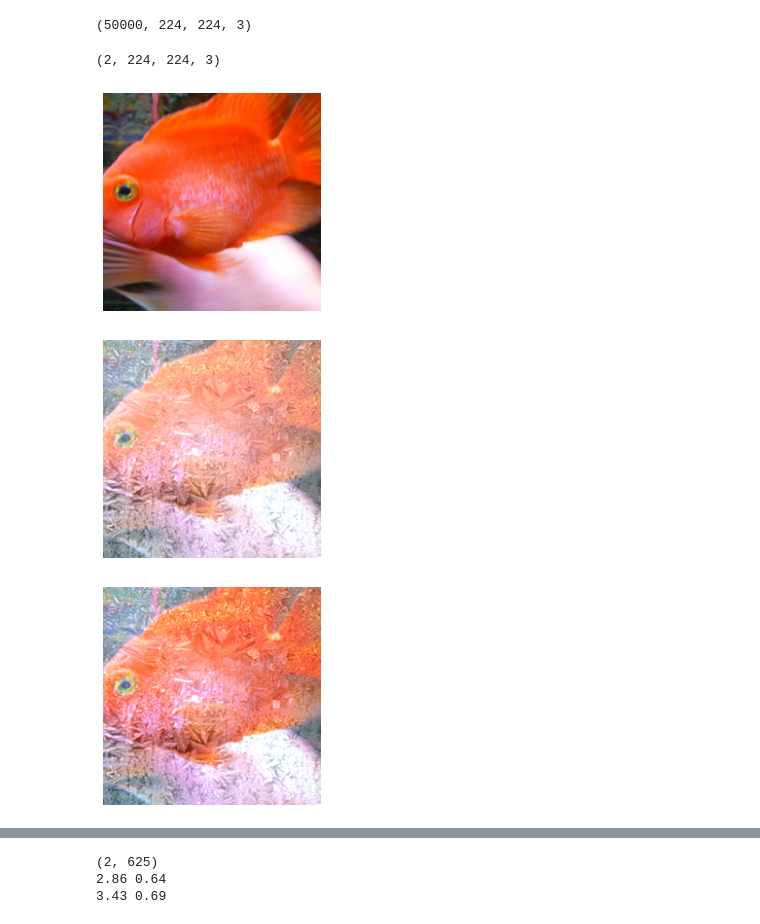
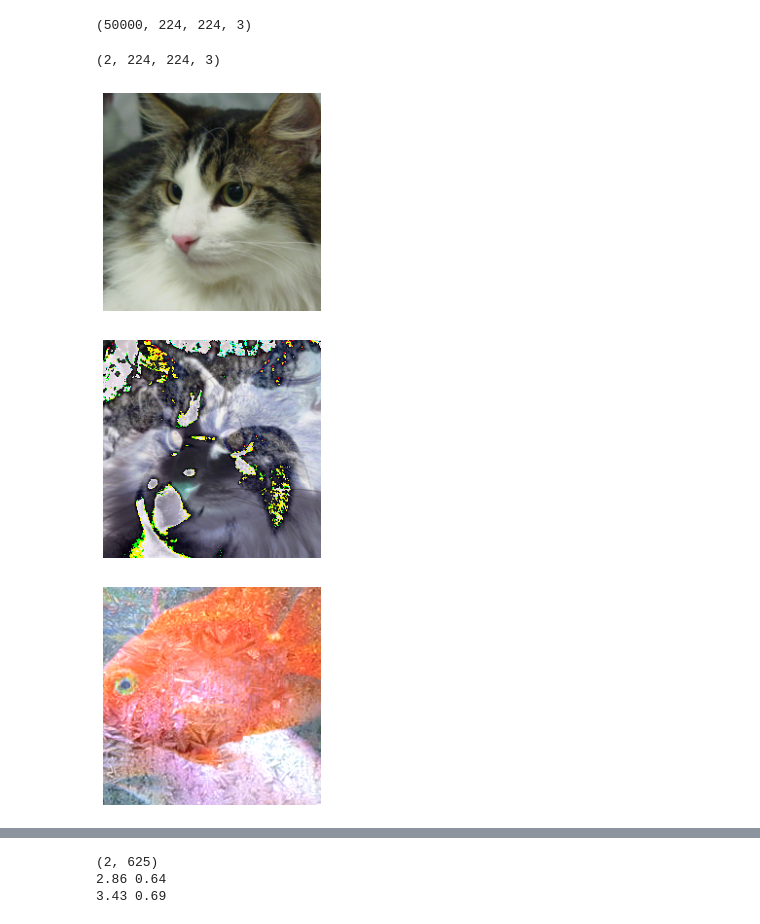
Before and after one commit to yunyuntsai/CVP-Self-Supervised-Convolutional-Visual-Prompt, a Jupyter notebook: Test-time-reversed.ipynb, the cells around one changed output, grey strips where cells are left out. Cells and saved outputs as stored; diff of their text form; code cells hidden in the pictures.

```diff
--- a/Test-time-reversed.ipynb
+++ b/Test-time-reversed.ipynb
@@ -283,5 +235,6 @@ NameError: name 'test_dataset' is not defined
 # %%
-original_file = np.load('./data/ImageNetC-customize/original.npy')
+root_path = '/local/rcs/yunyun/SelfSupDefense-random-experiments/data/ImageNetC-customize/'
+original_file = np.load(root_path + 'original.npy')
 print(original_file.shape)
 # %% [output]
 (50000, 224, 224, 3)
@@ -290,8 +243,8 @@ print(original_file.shape)
 # 0-4 5-9 10-14 15-19 20-24 25-29 30-34 35-39
 # 0-49 50-99 100-149 150-199 200-249 250-299 300-349 350-399
 # frost_5_img_167_pred_793-33_param_1.47
-corruption_file = np.load('./data/ImageNetC-customize/reversed/saturation/frost_5_img_8_pred_327-1_param_1.47.npy', allow_pickle=True)
-# corruption_file = np.load('./data/ImageNetC-customize/reversed/saturation/frost_5_img_91_pred_138-18_param_1.47.npy', allow_pickle=True)
+corruption_file = np.load(root_path + 'reversed/saturation/frost_5_img_8_pred_327-1_param_1.47.npy', allow_pickle=True)
+# corruption_file = np.load(root_path + 'reversed/saturation/frost_5_img_167_pred_793-33_param_1.47', allow_pickle=True)
 
 # n02483708 n01608432
 # %%
@@ -305,27 +258,32 @@ def normalise(x, mean, std):
 # %%
 print(corruption_file.shape)
 corr_img = corruption_file[0]
 rev_img = corruption_file[1]
-ori_img = original_file[53]
+ori_img = original_file[14062]
+
+
+# npx = np.transpose(np.array(torch.squeeze(ori_img, 0).detach().cpu().numpy()*255, dtype=np.uint8), (1,2,0))
+# corrupt_image = corrupt(ori_img, corruption_name='brightness', severity=3)
+
 # plt.title('without normalize')
 plt.axis('off')
 # img=normalise(corr_img, imgnet_mean, imgnet_std)
 img0 = ori_img/ 255.
-img1= corr_img/ 255.
+img1= (corrupt_image-ori_img)/ 255.
 img2 = rev_img/ 255.
 plt.imshow(img0)
 plt.show()
 plt.axis('off')
 plt.imshow(img1)
 plt.show()
 # plt.title('with normalize')
 plt.imshow(img2)
 plt.axis('off')
 plt.show()
 # %% [output]
 (2, 224, 224, 3)
-[figure, old version]
+[figure, new version]
-[figure, old version]
+[figure, new version]
 [figure]
 # %%
 def apply_pixelate(x, severity=1):
```
Also changed, not shown: parts of 42 cells of this notebook, 20 other files.
